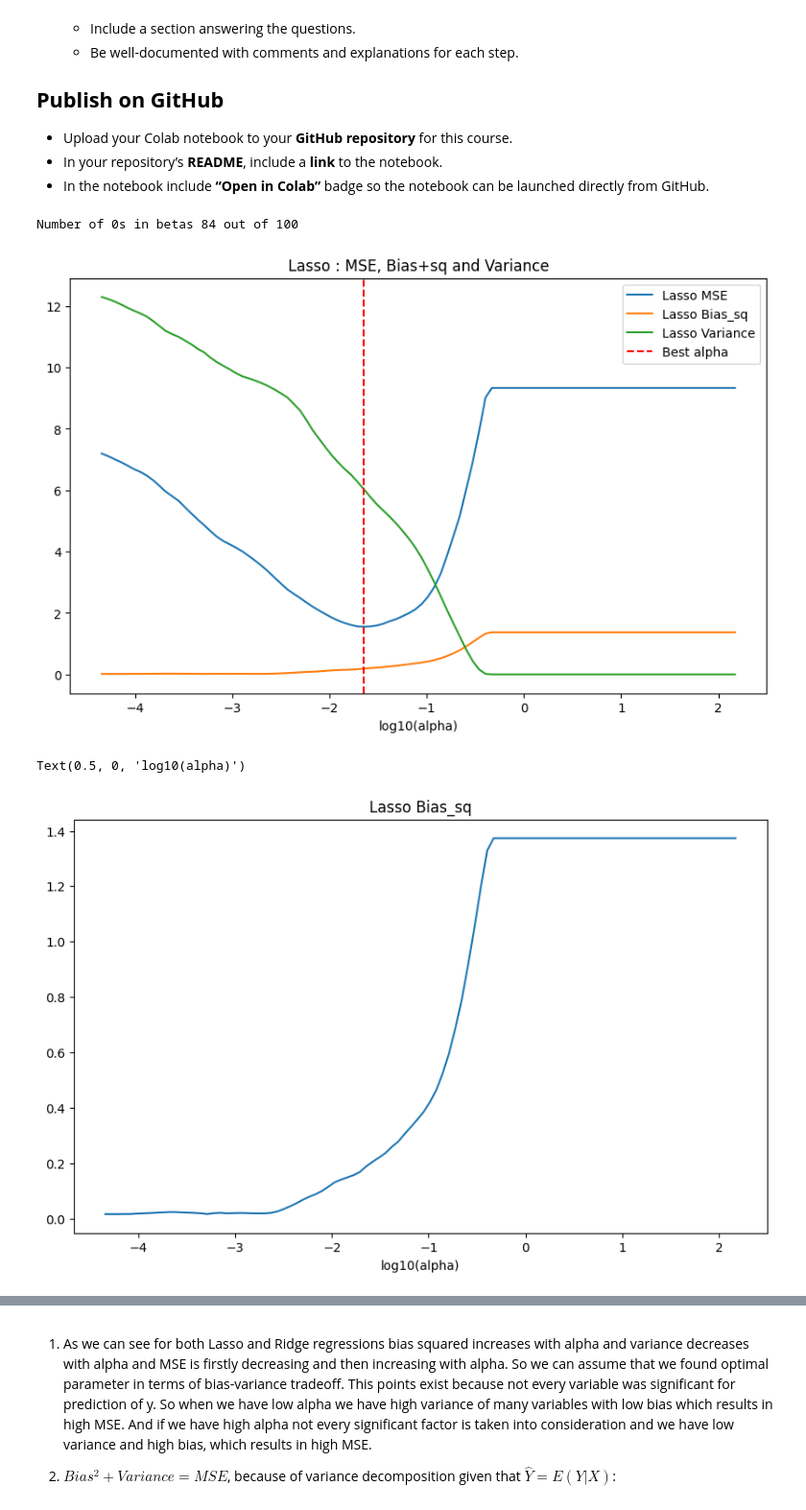
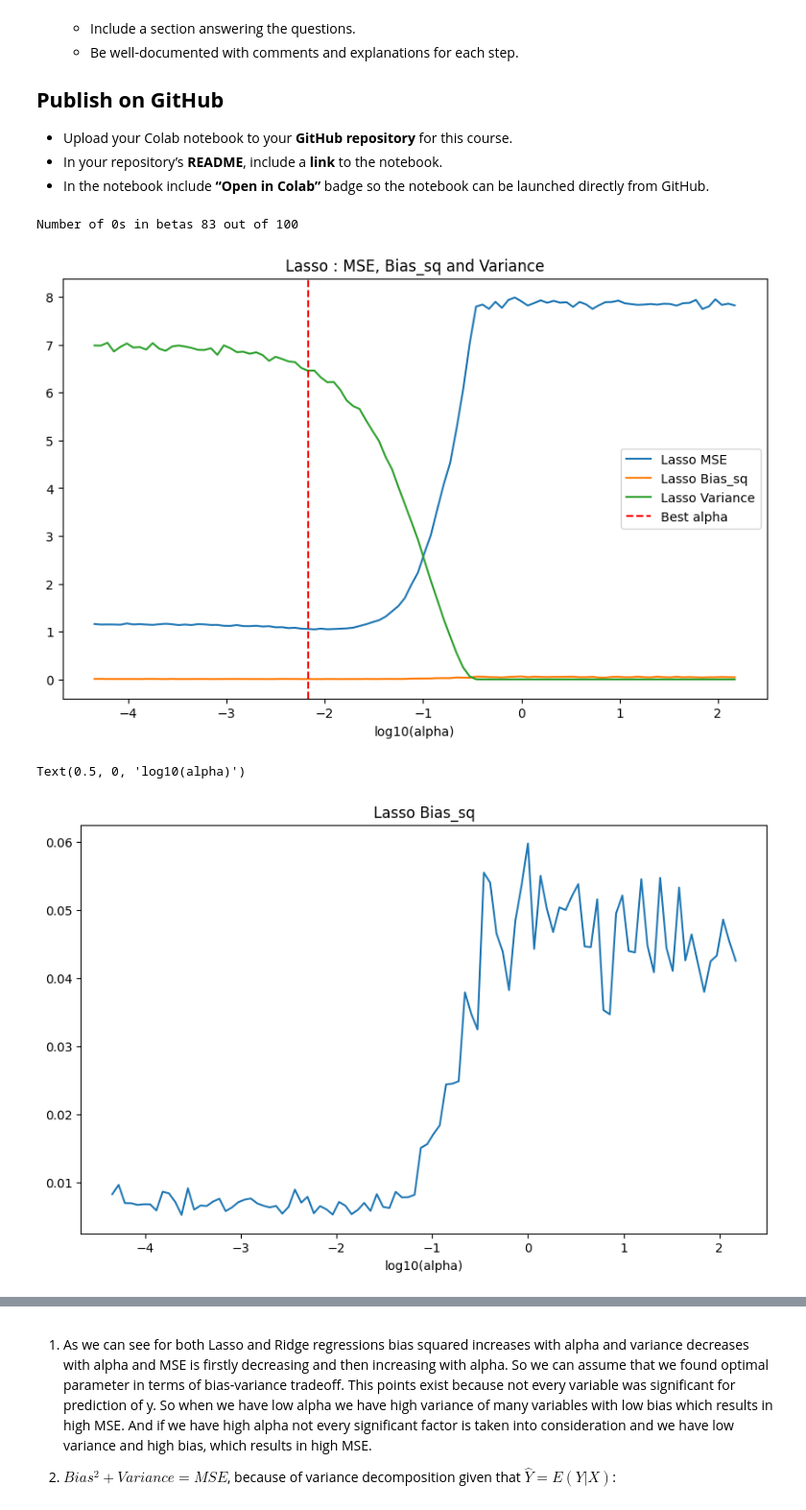
Before and after one commit to kussy29/machine_learning, a Jupyter notebook: lab04_penalized_regression.ipynb, the cells around one changed output, grey strips where cells are left out. Shown at 96% size. Drawn from its saved outputs; the diff is of its cells as text; code cells hidden in the pictures.

```diff
--- a/lab04_penalized_regression.ipynb
+++ b/lab04_penalized_regression.ipynb
@@ -672,24 +58,24 @@ import pandas as pd
 from sklearn.linear_model import Lasso, Ridge
 from sklearn.preprocessing import StandardScaler
 import matplotlib.pyplot as plt
+from sklearn.model_selection import train_test_split
 
 np.random.seed(200)
-#Creating data 100 x 1000
-X=np.random.uniform(high=1,size=(100,100))
+#Creating data 100 x 1100
+X=np.random.uniform(high=1,size=(1000,100))
 
 betas=np.random.normal(scale=2,size=100)+1
 mask=np.random.choice([True,False],size=100,p=[0.8,0.2])
 betas[mask]=0
 
-y=np.dot(X,betas)+np.random.normal(scale=1,size=100)
+y=np.dot(X,betas)+np.random.normal(scale=1,size=1000)
 
-X_test=np.random.uniform(high=1,size=(100,100))
-y_test=np.dot(X_test,betas)+np.random.normal(scale=1,size=100)
+
 
 
 print(f'Number of 0s in betas {list(mask).count(True)} out of {len(mask)}')
 # %% [output]
-Number of 0s in betas 84 out of 100
+Number of 0s in betas 83 out of 100
 # %%
 alphas=np.exp(np.linspace(-10,5,100))
 
@@ -703,55 +89,71 @@ min_mse_lasso=float('inf')
 min_mse_ridge=float('inf')
 alpha_lasso=0
 alpha_ridge=0
 for alpha in alphas:
-    ridge=Ridge(alpha=alpha).fit(X,y)
-    lasso=Lasso(alpha=alpha).fit(X,y)
 
-    # Calculating MSE, Bias and Variance
-    y_pred_ridge=ridge.predict(X_test)
-    y_pred_lasso=lasso.predict(X_test)
+    ridge_mse=[]
+    lasso_mse=[]
+    ridge_bias=[]
+    ridge_variance=[]
+    lasso_bias=[]
+    lasso_variance=[]
+    for i in range(100):
+      X_train, X_test, y_train, y_test=train_test_split(X,y,test_size=0.2)
+      ridge=Ridge(alpha=alpha).fit(X_train,y_train)
+      lasso=Lasso(alpha=alpha).fit(X_train,y_train)
 
-    ridge_mses.append(np.mean((y_test-y_pred_ridge)**2))
-    lasso_mses.append(np.mean((y_test-y_pred_lasso)**2))
+      # Calculating MSE, Bias and Variance
+      y_pred_ridge=ridge.predict(X_test)
+      y_pred_lasso=lasso.predict(X_test)
 
-    if np.mean((y_test-y_pred_ridge)**2)<min_mse_ridge:
-        min_mse_ridge=np.mean((y_test-y_pred_ridge)**2)
-        alpha_ridge=alpha
+      ridge_mse.append(np.mean((y_test-y_pred_ridge)**2))
+      lasso_mse.append(np.mean((y_test-y_pred_lasso)**2))
 
-    if np.mean((y_test-y_pred_lasso)**2)<min_mse_lasso:
-        min_mse_lasso=np.mean((y_test-y_pred_lasso)**2)
-        alpha_lasso=alpha
+      if np.mean((y_test-y_pred_ridge)**2)<min_mse_ridge:
+          min_mse_ridge=np.mean((y_test-y_pred_ridge)**2)
+          alpha_ridge=alpha
+
+      if np.mean((y_test-y_pred_lasso)**2)<min_mse_lasso:
+          min_mse_lasso=np.mean((y_test-y_pred_lasso)**2)
+          alpha_lasso=alpha
 
 
-    ridge_biases.append(np.mean(y_test-y_pred_ridge))
-    lasso_biases.append(np.mean(y_test-y_pred_lasso))
+      ridge_bias.append(np.mean(y_test-y_pred_ridge)**2)
+      lasso_bias.append(np.mean(y_test-y_pred_lasso)**2)
 
-    ridge_variances.append(np.var(y_pred_ridge))
-    lasso_variances.append(np.var(y_pred_lasso))
+      ridge_variance.append(np.var(y_pred_ridge))
+      lasso_variance.append(np.var(y_pred_lasso))
+
+    ridge_mses.append(np.mean(ridge_mse))
+    lasso_mses.append(np.mean(lasso_mse))
+    ridge_biases.append(np.mean(ridge_bias))
+    ridge_variances.append(np.mean(ridge_variance))
+    lasso_biases.append(np.mean(lasso_bias))
+    lasso_variances.append(np.mean(lasso_variance))
 
 log_alphas=np.log10(alphas)
-ridge_biases_2=np.array(ridge_biases)**2
-lasso_biases_2=np.array(lasso_biases)**2
+ridge_biases_2=np.array(ridge_biases)
+lasso_biases_2=np.array(lasso_biases)
 
 plt.figure(figsize=(10,6))
 
 plt.plot(log_alphas,lasso_mses,label='Lasso MSE')
 plt.plot(log_alphas,lasso_biases_2,label='Lasso Bias_sq')
 plt.plot(log_alphas,lasso_variances,label='Lasso Variance')
 plt.axvline(x=np.log10(alpha_lasso), color='red', linestyle='--', label=f"Best alpha")
 plt.title("Lasso : MSE, Bias_sq and Variance")
 plt.xlabel("log10(alpha)")
 plt.legend()
 plt.show()
 
 plt.figure(figsize=(10,6))
 plt.plot(log_alphas,lasso_biases_2,label='Lasso Bias_sq')
 plt.title("Lasso Bias_sq")
 plt.xlabel("log10(alpha)")
 # %% [output]
-[figure, old version]
+[figure, new version]
 Text(0.5, 0, 'log10(alpha)')
-[figure, old version]
+[figure, new version]
 # %%
 plt.figure(figsize=(10,6))
 plt.plot(log_alphas,ridge_mses,label='Ridge MSE')
```
Also changed, not shown: parts of 22 cells of this notebook.
